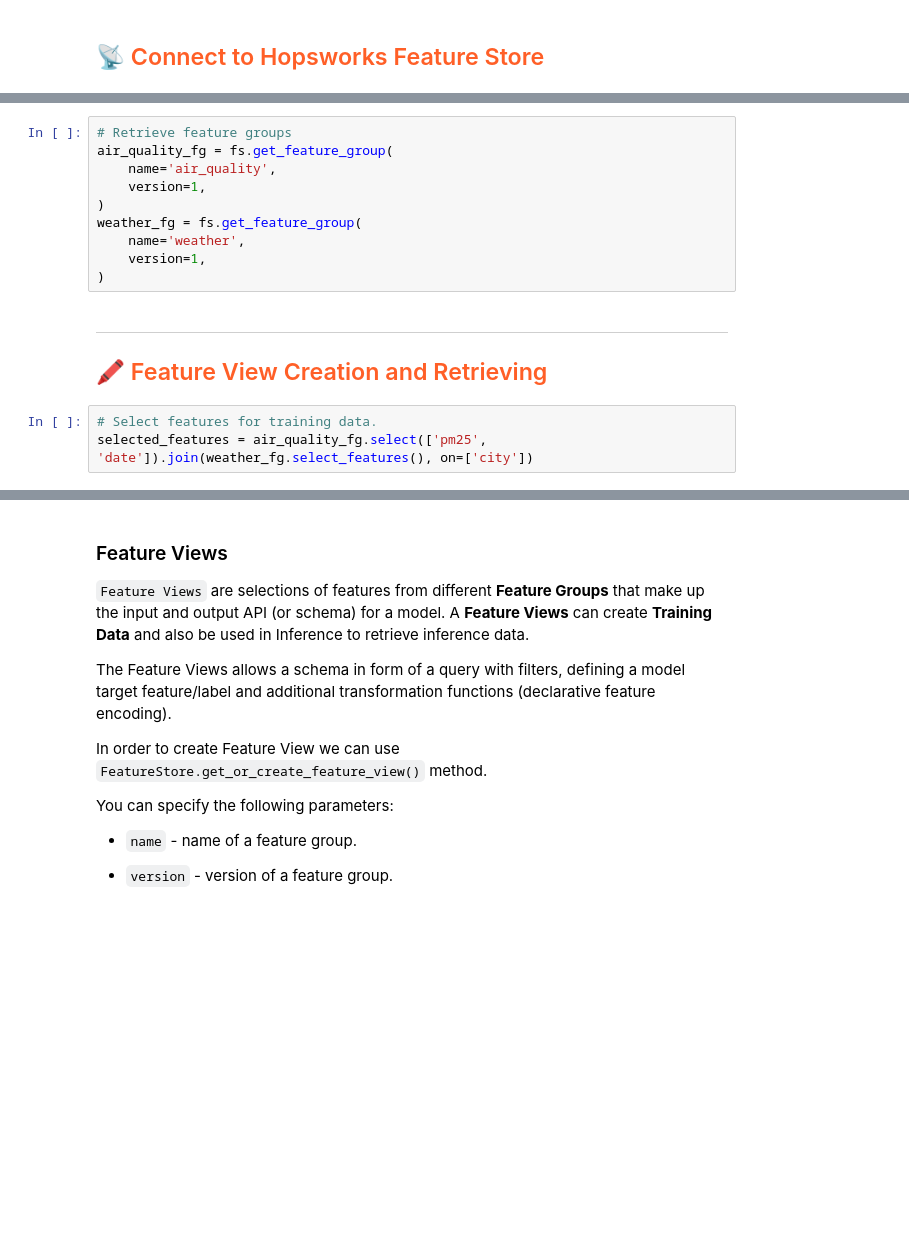
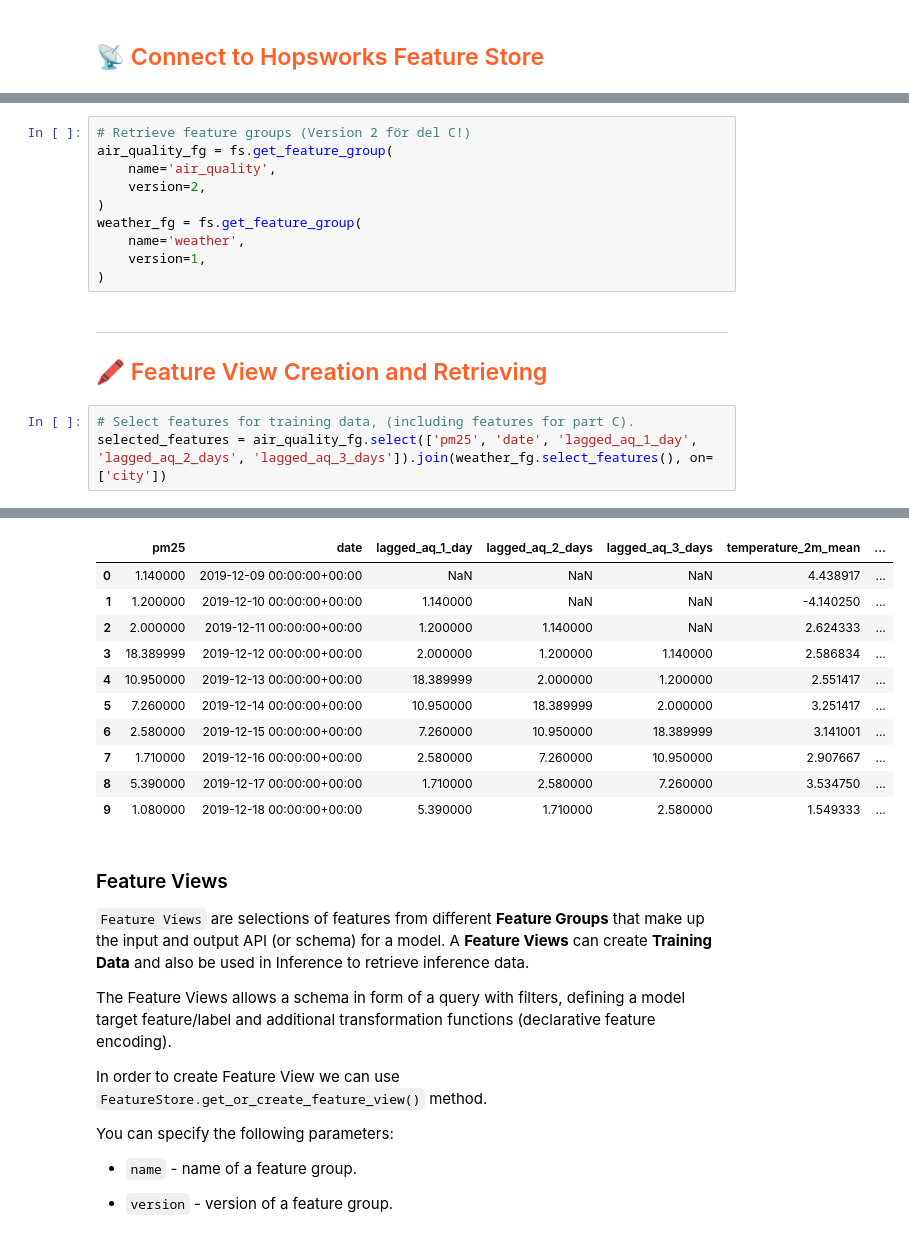
Before and after one commit to Isabell257/id2223-lab1, a Jupyter notebook: notebooks/airquality/3_air_quality_training_pipeline.ipynb, the cells around one changed output, grey strips where cells are left out. Drawn from its saved outputs; the diff is of its cells as text; blank space fills up the shorter version.

```diff
--- a/notebooks/airquality/3_air_quality_training_pipeline.ipynb
+++ b/notebooks/airquality/3_air_quality_training_pipeline.ipynb
@@ -91,10 +93,10 @@ street=location['street']
 
 Logged in to project, explore it here https://c.app.hopsworks.ai:443/p/1272015
 # %%
-# Retrieve feature groups
+# Retrieve feature groups (Version 2 för del C!)
 air_quality_fg = fs.get_feature_group(
     name='air_quality',
-    version=1,
+    version=2,
 )
 weather_fg = fs.get_feature_group(
     name='weather',
@@ -105,6 +107,6 @@ weather_fg = fs.get_feature_group(
 
 ## <span style="color:#ff5f27;"> 🖍 Feature View Creation and Retrieving </span>
 # %%
-# Select features for training data.
-selected_features = air_quality_fg.select(['pm25', 'date']).join(weather_fg.select_features(), on=['city'])
+# Select features for training data, (including features for part C).
+selected_features = air_quality_fg.select(['pm25', 'date', 'lagged_aq_1_day', 'lagged_aq_2_days', 'lagged_aq_3_days']).join(weather_fg.select_features(), on=['city'])
 # %% [output]
@@ -112,3 +115,14 @@ selected_features = air_quality_fg.select(['pm25', 'date']).join(weather_fg.sele
+|  | pm25 | date | lagged_aq_1_day | lagged_aq_2_days | lagged_aq_3_days | temperature_2m_mean | ... |
+| 0 | 1.140000 | 2019-12-09 00:00:00+00:00 | NaN | NaN | NaN | 4.438917 | ... |
+| 1 | 1.200000 | 2019-12-10 00:00:00+00:00 | 1.140000 | NaN | NaN | -4.140250 | ... |
+| 2 | 2.000000 | 2019-12-11 00:00:00+00:00 | 1.200000 | 1.140000 | NaN | 2.624333 | ... |
+| 3 | 18.389999 | 2019-12-12 00:00:00+00:00 | 2.000000 | 1.200000 | 1.140000 | 2.586834 | ... |
+| 4 | 10.950000 | 2019-12-13 00:00:00+00:00 | 18.389999 | 2.000000 | 1.200000 | 2.551417 | ... |
+| 5 | 7.260000 | 2019-12-14 00:00:00+00:00 | 10.950000 | 18.389999 | 2.000000 | 3.251417 | ... |
+| 6 | 2.580000 | 2019-12-15 00:00:00+00:00 | 7.260000 | 10.950000 | 18.389999 | 3.141001 | ... |
+| 7 | 1.710000 | 2019-12-16 00:00:00+00:00 | 2.580000 | 7.260000 | 10.950000 | 2.907667 | ... |
+| 8 | 5.390000 | 2019-12-17 00:00:00+00:00 | 1.710000 | 2.580000 | 7.260000 | 3.534750 | ... |
+| 9 | 1.080000 | 2019-12-18 00:00:00+00:00 | 5.390000 | 1.710000 | 2.580000 | 1.549333 | ... |
 # %% [markdown]
 ### Feature Views
 
```
Also changed, not shown: parts of 7 cells of this notebook, 3 other files.
